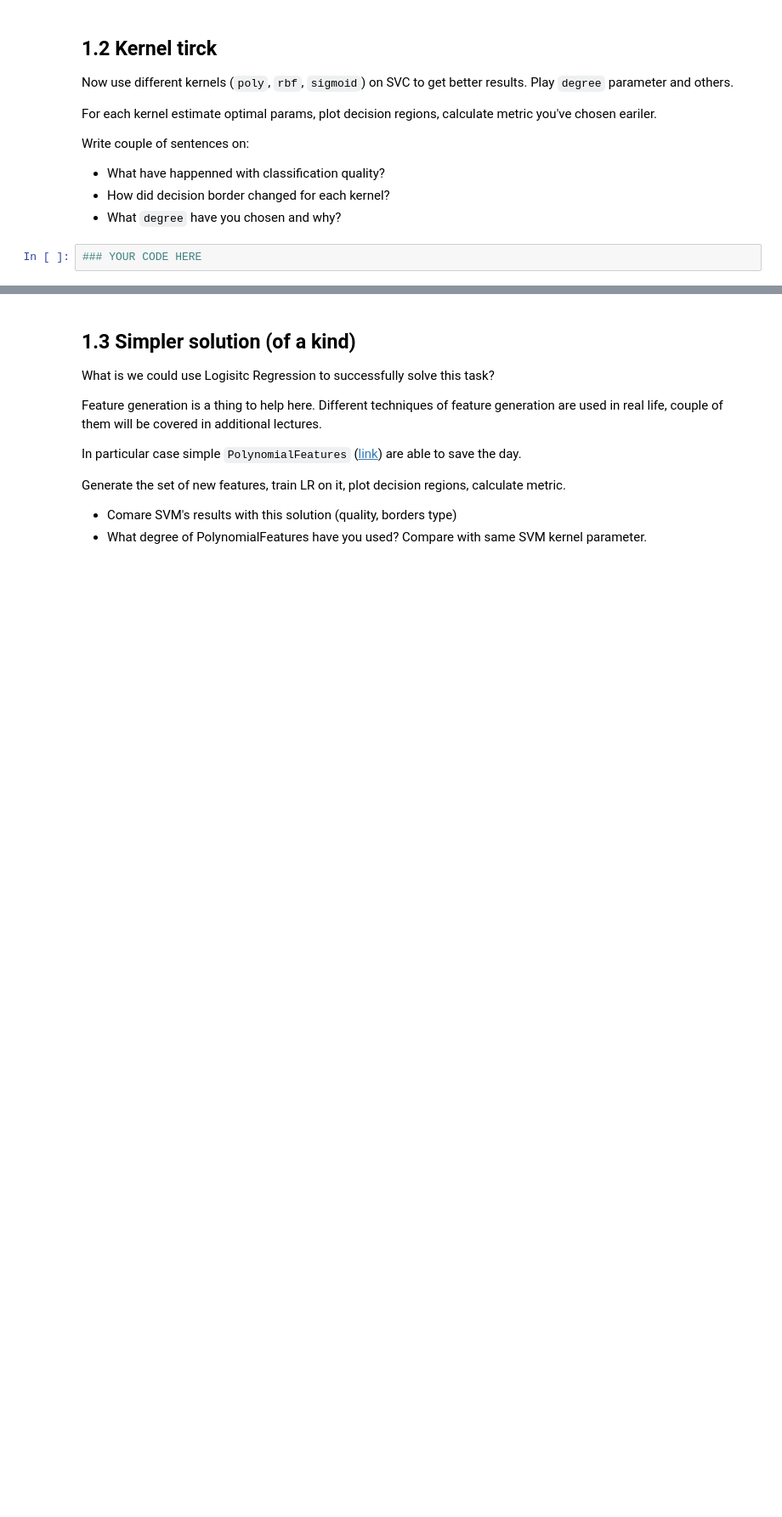
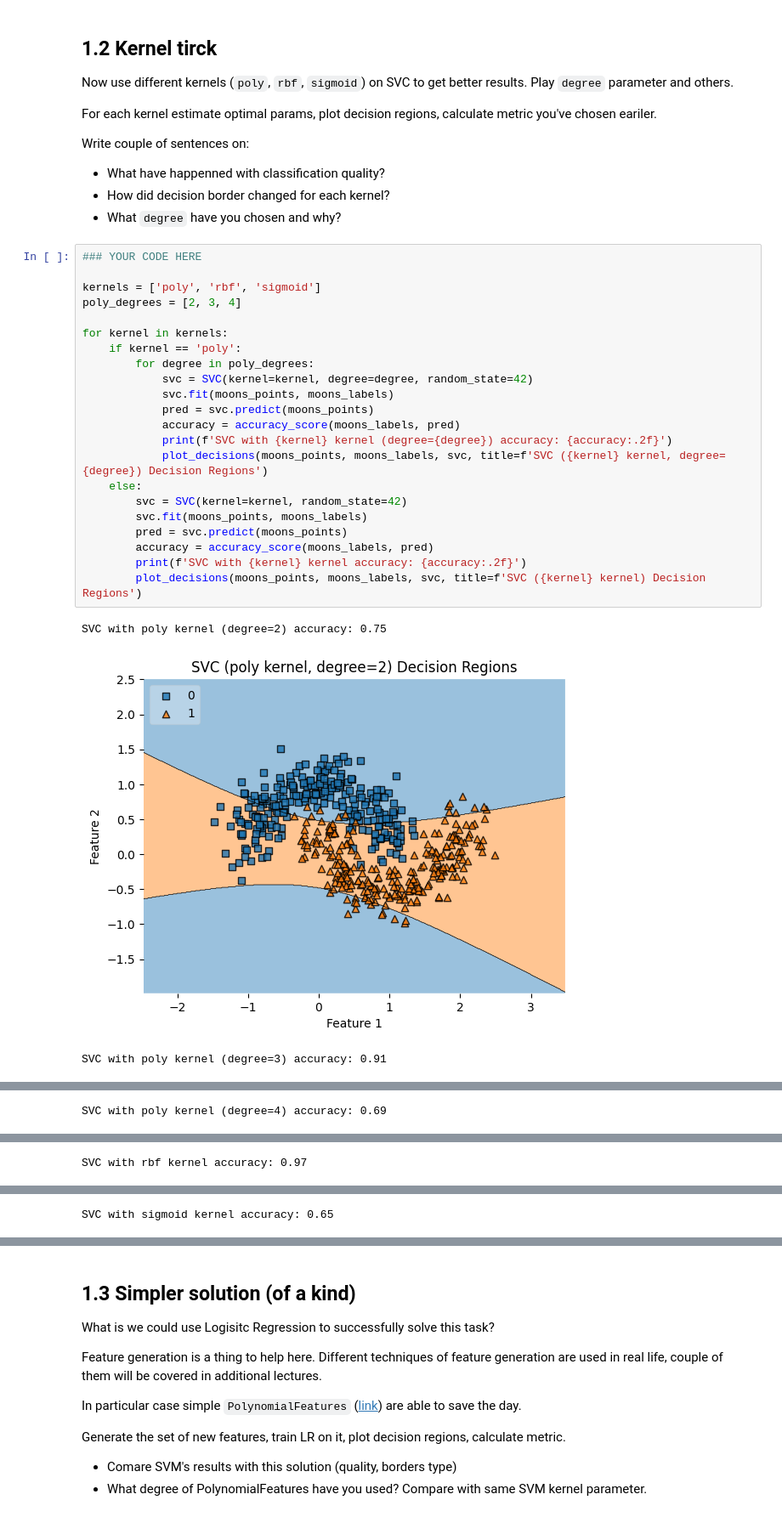
Before and after one commit to brayandm/master-machine-learning-homeworks, a Jupyter notebook: lab01_ml_pipeline/lab01_part3_svm_kernels.ipynb, the cells around one changed output, grey strips where cells are left out. Shown at 85% size. Saved outputs shown, nothing was run; the diff lists cells and outputs as text; blank space fills up the shorter version.

```diff
--- a/lab01_ml_pipeline/lab01_part3_svm_kernels.ipynb
+++ b/lab01_ml_pipeline/lab01_part3_svm_kernels.ipynb
@@ -84,5 +95,29 @@ Write couple of sentences on:
 * What have happenned with classification quality?
 * How did decision border changed for each kernel?
 * What `degree` have you chosen and why?
-# %%
-### YOUR CODE HERE
+# %%
+### YOUR CODE HERE
+
+kernels = ['poly', 'rbf', 'sigmoid']
+poly_degrees = [2, 3, 4]
+
+for kernel in kernels:
+    if kernel == 'poly':
+        for degree in poly_degrees:
+            svc = SVC(kernel=kernel, degree=degree, random_state=42)
+            svc.fit(moons_points, moons_labels)
+            pred = svc.predict(moons_points)
+            accuracy = accuracy_score(moons_labels, pred)
+            print(f'SVC with {kernel} kernel (degree={degree}) accuracy: {accuracy:.2f}')
+            plot_decisions(moons_points, moons_labels, svc, title=f'SVC ({kernel} kernel, degree={degree}) Decision Regions')
+    else:
+        svc = SVC(kernel=kernel, random_state=42)
+        svc.fit(moons_points, moons_labels)
+        pred = svc.predict(moons_points)
+        accuracy = accuracy_score(moons_labels, pred)
+        print(f'SVC with {kernel} kernel accuracy: {accuracy:.2f}')
+        plot_decisions(moons_points, moons_labels, svc, title=f'SVC ({kernel} kernel) Decision Regions')
+# %% [output]
+SVC with poly kernel (degree=2) accuracy: 0.75
+[figure, added]
+SVC with poly kernel (degree=3) accuracy: 0.91
@@ -88,0 +125 @@ Write couple of sentences on:
+SVC with poly kernel (degree=4) accuracy: 0.69
@@ -88,0 +127 @@ Write couple of sentences on:
+SVC with rbf kernel accuracy: 0.97
@@ -88,0 +129 @@ Write couple of sentences on:
+SVC with sigmoid kernel accuracy: 0.65
```
Also changed, not shown: parts of 2 cells of this notebook.
